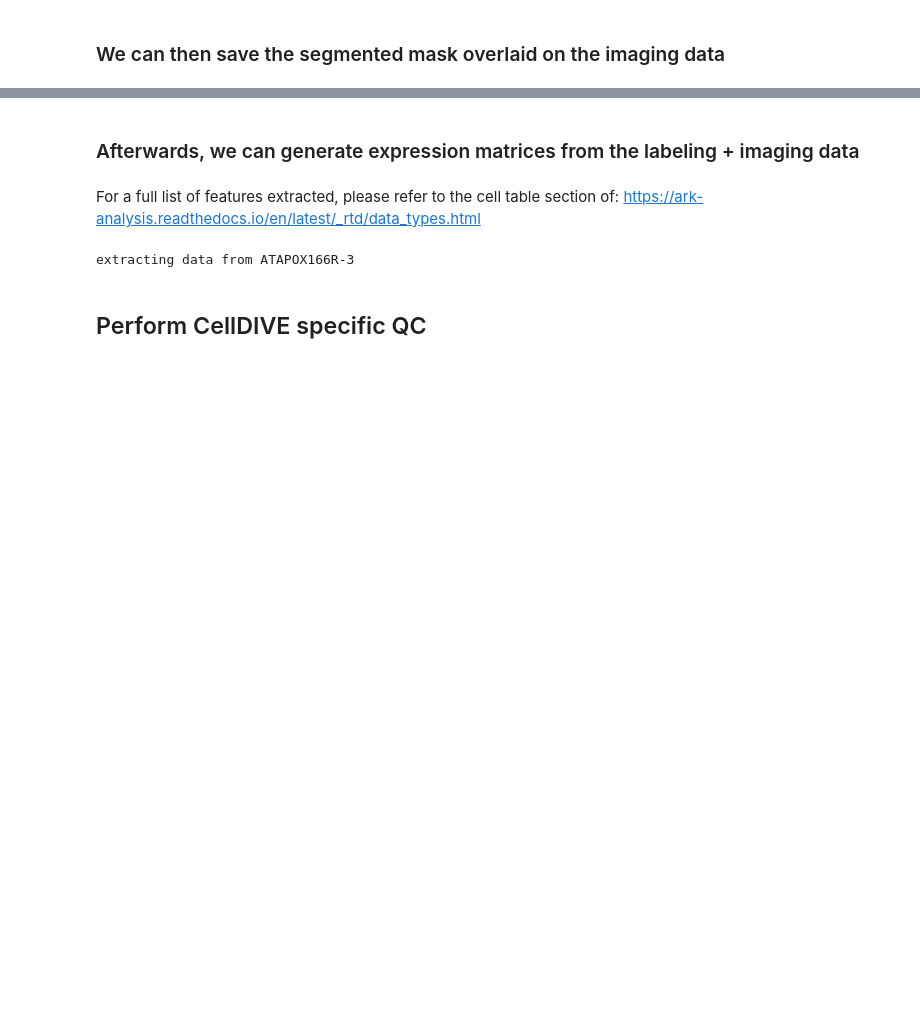
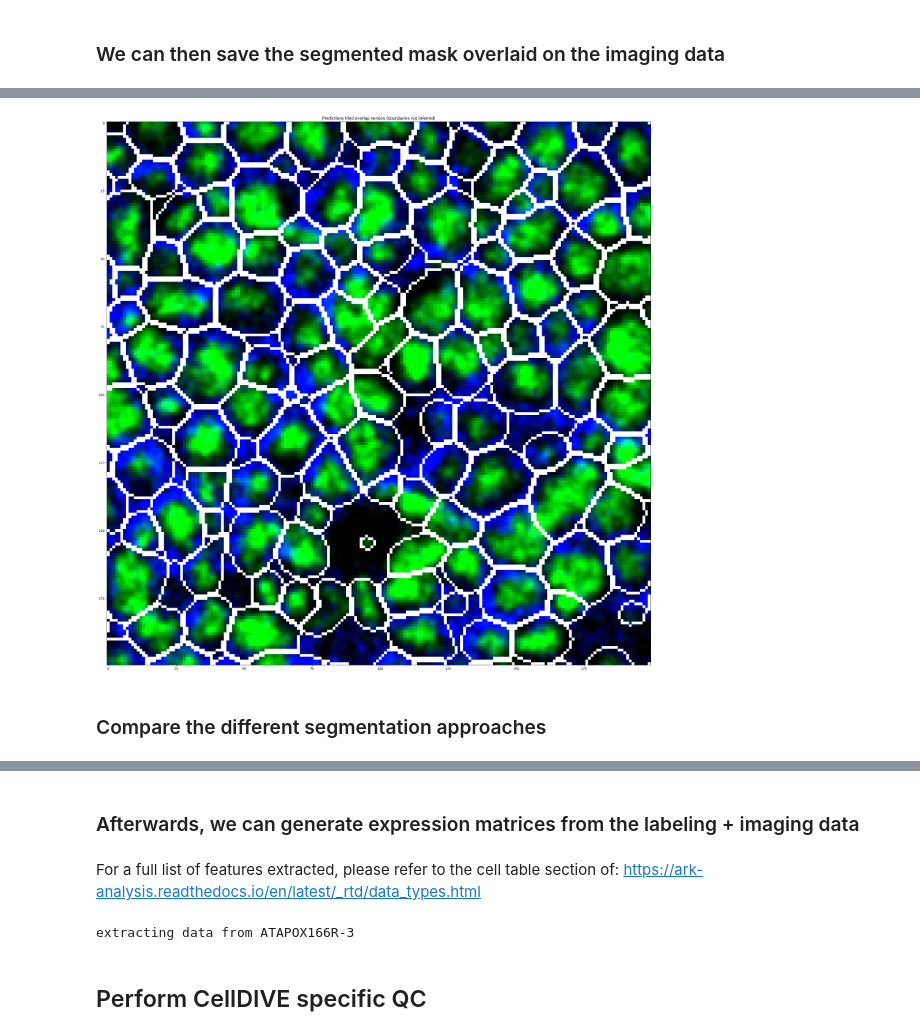
Before and after one commit to jonasmac16/ark-analysis-celldive, a Jupyter notebook: templates/1_Segment_Image_Data_local.ipynb, the cells around one changed output, grey strips where cells are left out. Drawn from its saved outputs; the diff is of its cells as text; code cells hidden in the pictures; blank space fills up the shorter version.

```diff
--- a/templates/1_Segment_Image_Data_local.ipynb
+++ b/templates/1_Segment_Image_Data_local.ipynb
@@ -583,2 +194,0 @@ tile = func_tile_sizer(6000, 12000, 200, 200, overlap= 200)
-# %%
-tile_faster = func_tile_sizer_faster(6000, 12000, 200, 200, overlap= 200)
@@ -690,3 +249,20 @@ plt.show()
+# %%
+# select index for displaying
+idx = 0
+
+# plot the data
+fig, ax = plt.subplots(1 ,figsize=(30, 30))
+
+ax.imshow(overlay_data_tile_pipeline_gaps_overlap[idx, (tile_faster["row_tile_size"]-100):(tile_faster["row_tile_size"]+100) ,(tile_faster["col_tile_size"]-100):(tile_faster["col_tile_size"]+100), ...])
+
+
+ax.set_title('Predictions tiled overlap version (boundaries not inferred)')
+
+plt.show()
+# %% [output]
+[figure, added]
+# %% [markdown]
+### Compare the different segmentation approaches
 # %%
 areas_whole = np.asarray([np.sum(segmentation_predictions_whole[0,:,:,:] == l) for l in np.unique(segmentation_predictions_whole[0,:,:,:])][1:])
 # %%
```
Also changed, not shown: parts of 55 cells of this notebook.
